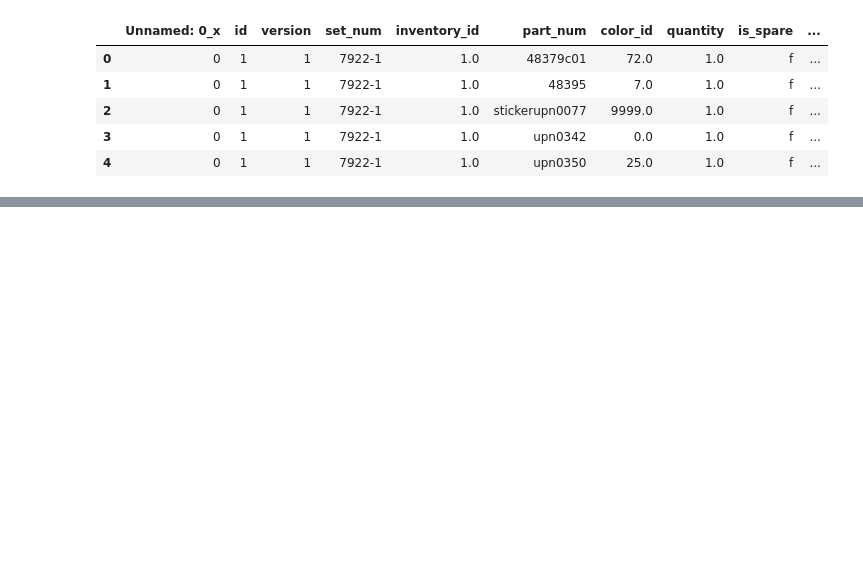
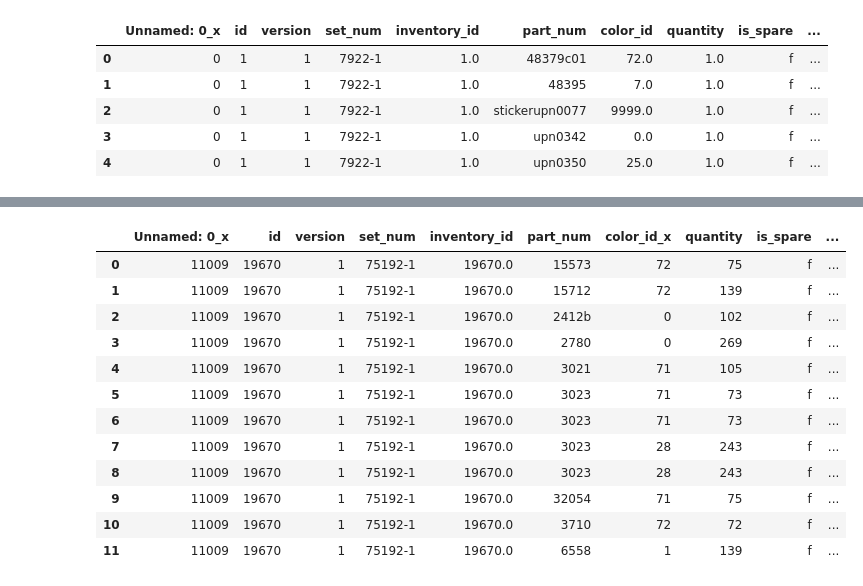
Before and after one commit to jnsage/Bricks_and_Pieces, a Jupyter notebook: NumPieces.ipynb, the cells around one changed output, grey strips where cells are left out. Saved outputs shown, nothing was run; the diff lists cells and outputs as text; code cells hidden in the pictures; blank space fills up the shorter version.

```diff
--- a/NumPieces.ipynb
+++ b/NumPieces.ipynb
@@ -47,0 +66,7 @@ merged_df_three.head()
+# %%
+
+piece_count = merged_df_three.groupby(['set_num'])['quantity'].sum()
+convert_to_int(piece_count)
+
+max_count = piece_count.idxmax()
+print(max_count)
@@ -47,0 +75,8 @@ merged_df_three.head()
+# %%
+mask = merged_df_three[merged_df_three['set_num'] != max_count].index
+merged_df_three.drop(mask, inplace=True)
+# %%
+top_ten_parts = merged_df_three['quantity'].nlargest(n=10, keep='first')
+mask_two = merged_df_three[merged_df_three['quantity'].isin(top_ten_parts)]
+mask_two.reset_index(drop=True, inplace=True)
+mask_two
@@ -47,0 +95,40 @@ merged_df_three.head()
+# %%
+part_num_list =[]
+part_color_list = []
+
+for item in mask_two['part_num']:
+    part_num_list.append(item)
+for item in mask_two['color_id']:
+    part_color_list.append(str(item))
+num_color_zip = zip(part_num_list,part_color_list)
+
+url_list = []
+for num, color in num_color_zip:
+    response = requests.get(f'https://rebrickable.com/api/v3/lego/parts/{num}/colors/{color}?key={KEY_ONE}')
+    data = response.json()
+    url_list.append(str(data['part_img_url']))
+
+url_df = pd.DataFrame({'part_num' : part_num_list,
+                       'color_id' : part_color_list,
+                       'URL' : url_list})
+
+url_df['part_num'] = url_df['part_num'].astype(str)
+url_df['URL'] = url_df['URL'].astype(str)
+url_df['color_id'] = url_df['color_id'].astype(pd.Int64Dtype())
+
+new_df = mask_two.merge(url_df, how='left', left_on='part_num', right_on='part_num')
+new_df
+# %% [output]
+|  | Unnamed: 0_x | id | version | set_num | inventory_id | part_num | color_id_x | quantity | is_spare | ... |
+| 0 | 11009 | 19670 | 1 | 75192-1 | 19670.0 | 15573 | 72 | 75 | f | ... |
+| 1 | 11009 | 19670 | 1 | 75192-1 | 19670.0 | 15712 | 72 | 139 | f | ... |
+| 2 | 11009 | 19670 | 1 | 75192-1 | 19670.0 | 2412b | 0 | 102 | f | ... |
+| 3 | 11009 | 19670 | 1 | 75192-1 | 19670.0 | 2780 | 0 | 269 | f | ... |
+| 4 | 11009 | 19670 | 1 | 75192-1 | 19670.0 | 3021 | 71 | 105 | f | ... |
+| 5 | 11009 | 19670 | 1 | 75192-1 | 19670.0 | 3023 | 71 | 73 | f | ... |
+| 6 | 11009 | 19670 | 1 | 75192-1 | 19670.0 | 3023 | 71 | 73 | f | ... |
+| 7 | 11009 | 19670 | 1 | 75192-1 | 19670.0 | 3023 | 28 | 243 | f | ... |
+| 8 | 11009 | 19670 | 1 | 75192-1 | 19670.0 | 3023 | 28 | 243 | f | ... |
+| 9 | 11009 | 19670 | 1 | 75192-1 | 19670.0 | 32054 | 71 | 75 | f | ... |
+| 10 | 11009 | 19670 | 1 | 75192-1 | 19670.0 | 3710 | 72 | 72 | f | ... |
+| 11 | 11009 | 19670 | 1 | 75192-1 | 19670.0 | 6558 | 1 | 139 | f | ... |
```
Also changed, not shown: parts of 6 cells of this notebook, 2 other files.
